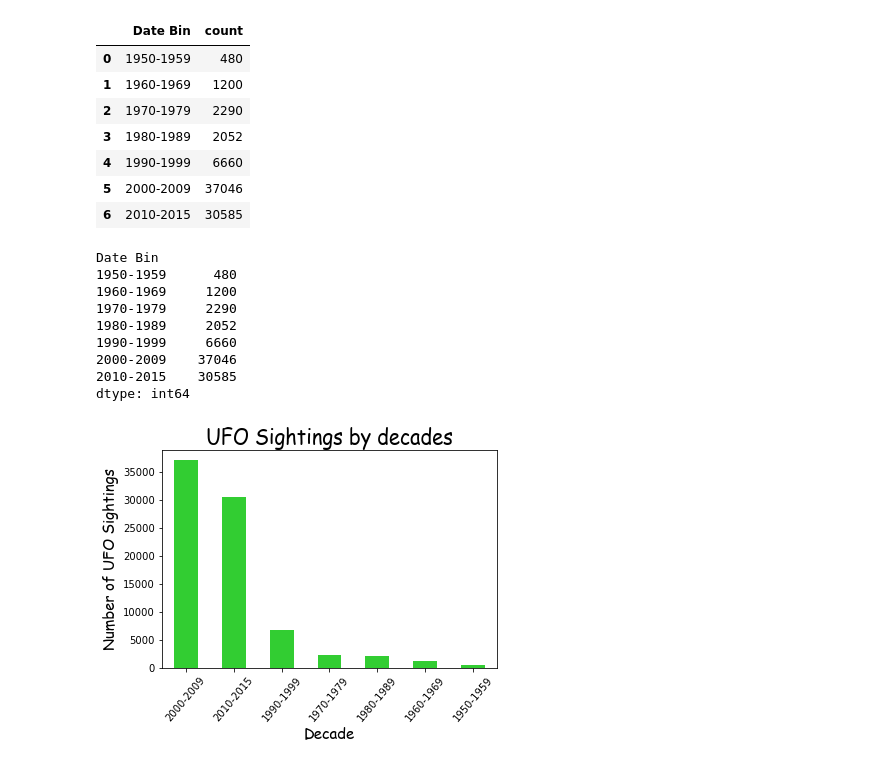
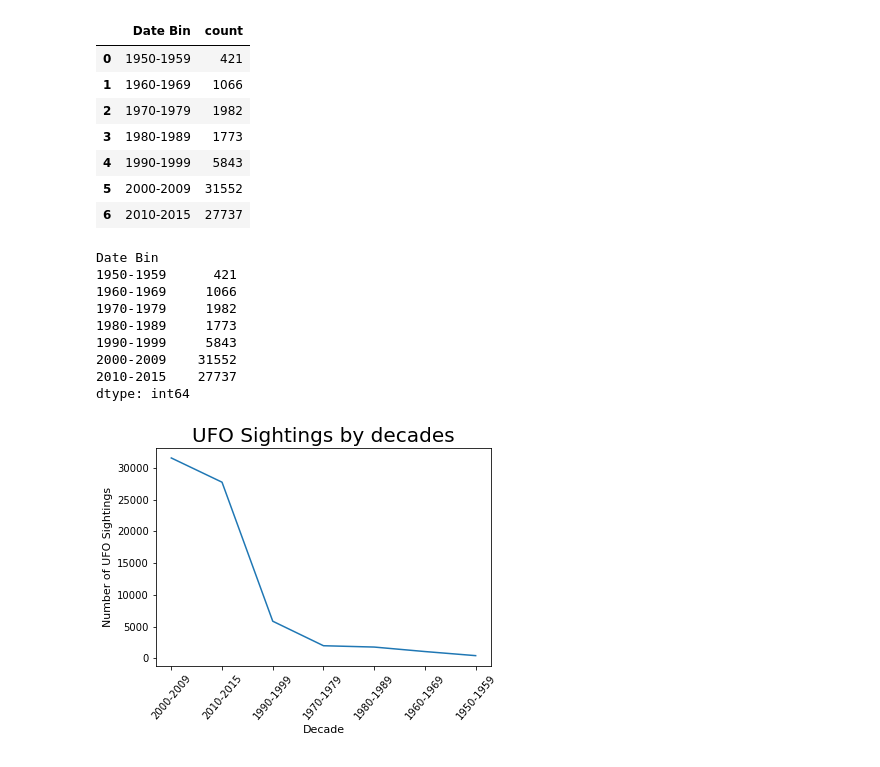
Before and after one commit to pha-drus/Project-1, a Jupyter notebook: Belle's UFO Branch.ipynb, the cells around one changed output. Cells and saved outputs as stored; diff of their text form; code cells hidden in the pictures.

```diff
--- a/Belle's UFO Branch.ipynb
+++ b/Belle's UFO Branch.ipynb
@@ -14,3 +14,4 @@ import scipy.stats as st
 # %%
 ufo_df = pd.read_csv('resources/ufo.csv', low_memory=False)
+ufo_df2 = pd.read_csv('resources/ufo2.csv', low_memory=False)
 # %%
@@ -50,0 +48,5 @@ ufo_df.head()
+# %%
+ufo_df2['datetime64'] = pd.to_datetime(ufo_df2.date, infer_datetime_format = True)
+display(ufo_df2.head())
+
+ufo_df2.sort_values(by=['datetime64'])
@@ -51,6 +73,12 @@ ufo_df.head()
 # %%
 #convert 'duration' column from object to float64
 
-ufo_df.rename(columns = {'duration (seconds)':'duration_sec'}, inplace = True)
+ufo_df2.rename(columns = {'duration (seconds)':'duration_sec'}, inplace = True)
 
-ufo_df["duration_sec"] = pd.to_numeric(ufo_df.duration_sec, errors='coerce')
+ufo_df2["duration_sec"] = pd.to_numeric(ufo_df2.duration_sec, errors='coerce')
+
+ufo_df2['year'] = pd.DatetimeIndex(ufo_df2['datetime64']).year
+ufo_df2['month'] = pd.DatetimeIndex(ufo_df2['datetime64']).month
+ufo_df2['day'] = pd.DatetimeIndex(ufo_df2['datetime64']).day
+ufo_df2['weekday'] = pd.DatetimeIndex(ufo_df2['datetime64']).day_name()
+ufo_df2.head()
@@ -147,44 +177,44 @@ bins = [1940, 1959, 1969, 1979, 1989, 1999, 2009, 2015]
 
 labels = ['1950-1959', '1960-1969', '1970-1979', '1980-1989','1990-1999','2000-2009','2010-2015']
 
-ufo_df['Date Bin'] = pd.cut(ufo_df.date.dt.year, bins, labels=labels, right=False)
+ufo_df2['Date Bin'] = pd.cut(ufo_df2.year, bins, labels=labels, right=False)
 
-date_shape = ufo_df.groupby(['Date Bin']).size().reset_index(name='count')
+date_shape = ufo_df2.groupby(['Date Bin']).size().reset_index(name='count')
 date_shape
 # %% [output]
 |  | Date Bin | count |
-| 0 | 1950-1959 | 480 |
-| 1 | 1960-1969 | 1200 |
-| 2 | 1970-1979 | 2290 |
-| 3 | 1980-1989 | 2052 |
-| 4 | 1990-1999 | 6660 |
-| 5 | 2000-2009 | 37046 |
-| 6 | 2010-2015 | 30585 |
+| 0 | 1950-1959 | 421 |
+| 1 | 1960-1969 | 1066 |
+| 2 | 1970-1979 | 1982 |
+| 3 | 1980-1989 | 1773 |
+| 4 | 1990-1999 | 5843 |
+| 5 | 2000-2009 | 31552 |
+| 6 | 2010-2015 | 27737 |
 # %%
-date_shape = ufo_df.groupby(['Date Bin']).size()
+date_shape = ufo_df2.groupby(['Date Bin']).size()
 date_shape
 # %% [output]
 Date Bin
-1950-1959      480
-1960-1969     1200
-1970-1979     2290
-1980-1989     2052
-1990-1999     6660
-2000-2009    37046
-2010-2015    30585
+1950-1959      421
+1960-1969     1066
+1970-1979     1982
+1980-1989     1773
+1990-1999     5843
+2000-2009    31552
+2010-2015    27737
 dtype: int64
 # %%
-group = ufo_df["Date Bin"].value_counts()
-group.plot(kind = "bar",color="limegreen")
+group = ufo_df2["Date Bin"].value_counts()
+group.plot(kind = "line")
 plt.xticks(rotation=50)
 plt.xticks(rotation=50)
 
-plt.title("UFO Sightings by decades", fontdict= {'fontname':'Comic Sans MS','fontsize':20})
-plt.ylabel("Number of UFO Sightings",fontdict= {'fontname':'Comic Sans MS','fontsize':15})
-plt.xlabel("Decade",fontdict= {'fontname':'Comic Sans MS','fontsize':15})
+plt.title("UFO Sightings by decades", fontdict= {'fontsize':20})
+plt.ylabel("Number of UFO Sightings",fontdict= {'fontsize':11})
+plt.xlabel("Decade",fontdict= {'fontsize':11})
 plt.show()
 # %% [output]
-[figure, old version]
+[figure, new version]
 # %%
 bins = [1940, 1959, 1969, 1979, 1989, 1999, 2009, 2015]
 
```
Also changed, not shown: parts of 22 cells of this notebook, 7 other files.
